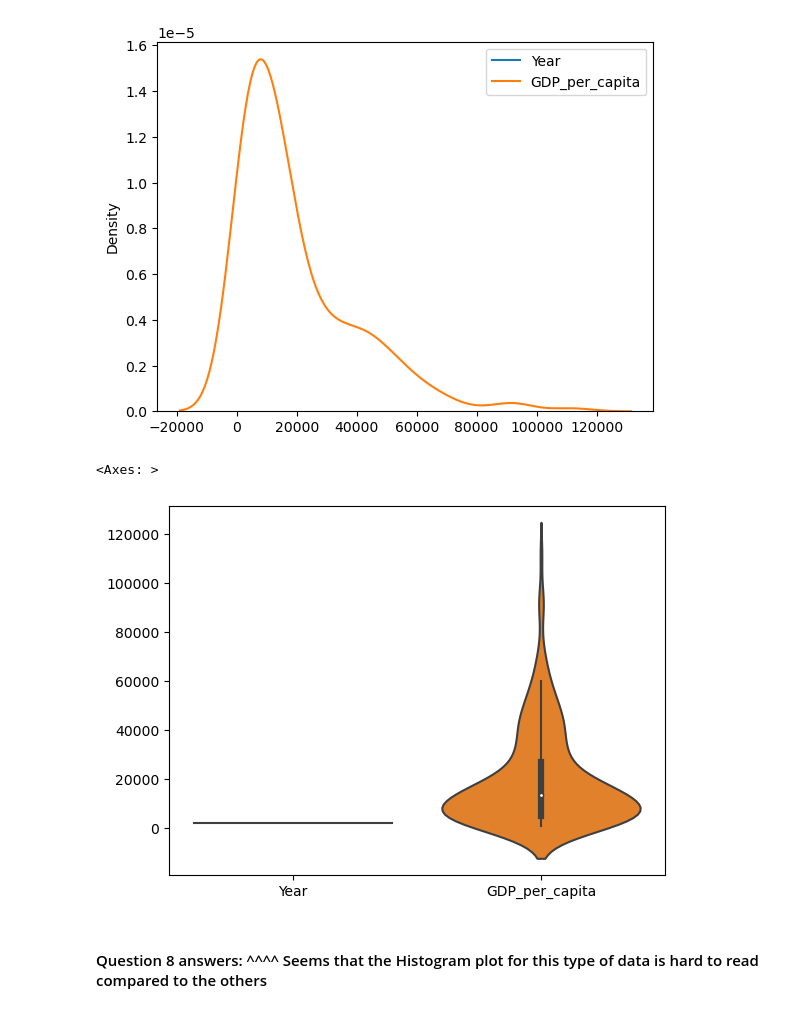
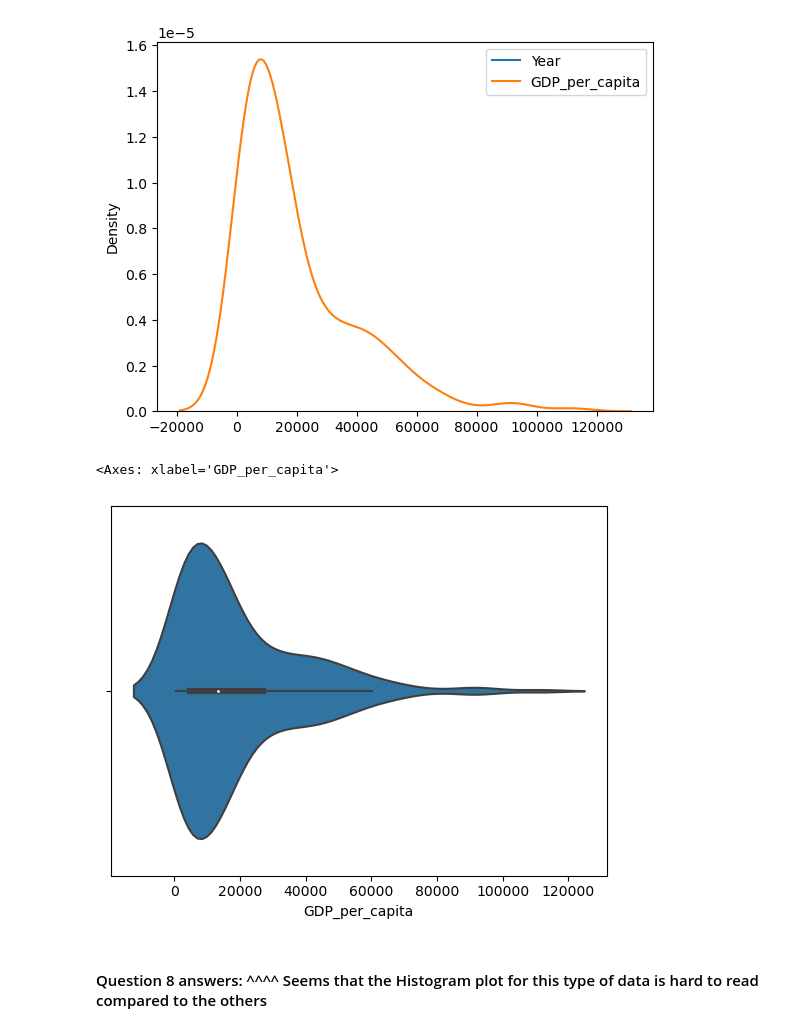
Before and after one commit to NSS-Data-Analytics-Cohort-11/undata-KohanaD, a Jupyter notebook: notebook/UN_Da11_Kohana_v2.ipynb, the cells around one changed output. Saved outputs shown, nothing was run; the diff lists cells and outputs as text; code cells hidden in the pictures.

```diff
--- a/notebook/UN_Da11_Kohana_v2.ipynb
+++ b/notebook/UN_Da11_Kohana_v2.ipynb
@@ -151,10 +175,10 @@ sns.kdeplot(gdp_2020)
 <Axes: ylabel='Density'>
 [figure]
 # %%
-sns.violinplot(gdp_2020)
+sns.violinplot(gdp_2020, x= 'GDP_per_capita')
 # %% [output]
-<Axes: >
+<Axes: xlabel='GDP_per_capita'>
-[figure, old version]
+[figure, new version]
 # %% [markdown]
 #### Question 8 answers: ^^^^ Seems that the Histogram plot for this type of data is hard to read compared to the others
 # %% [markdown]
```
Also changed, not shown: parts of 34 cells of this notebook.
